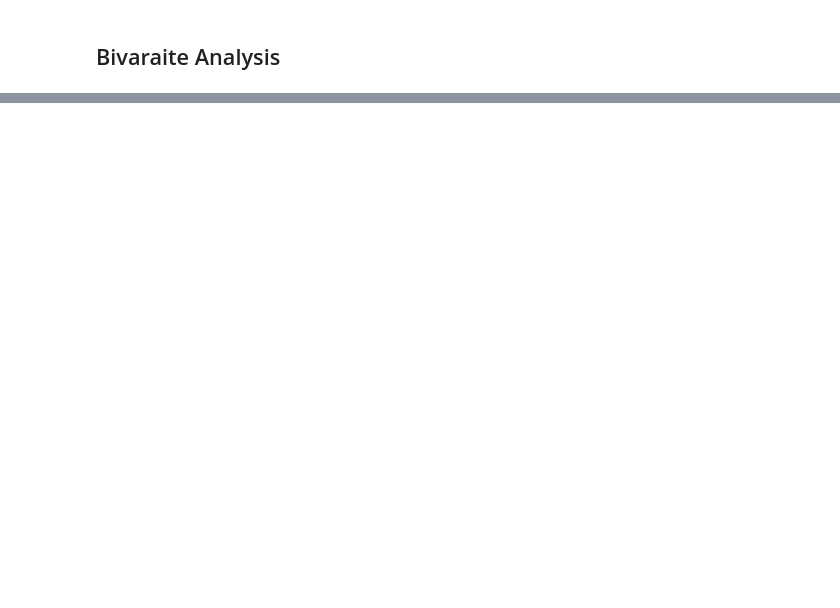
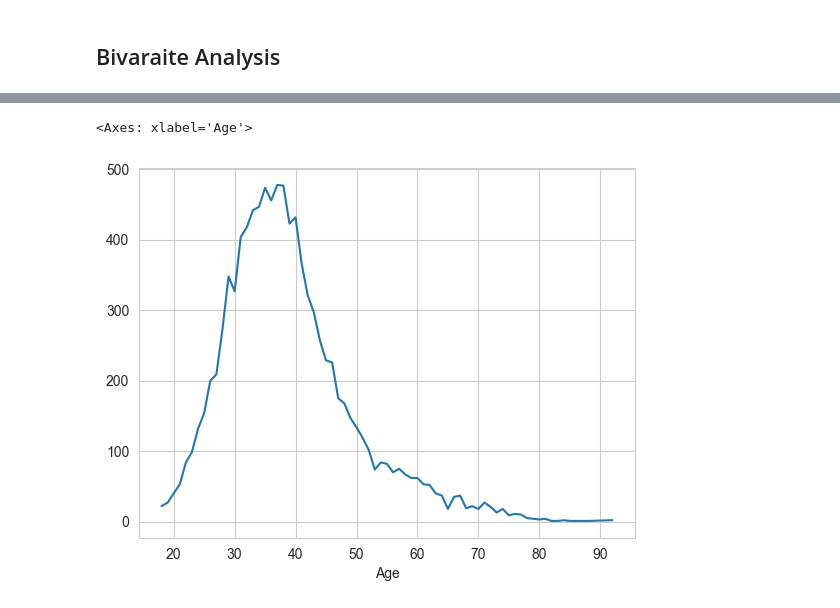
Before and after one commit to amitabh-7t/Exploratory_Data_Analysis-EDA, a Jupyter notebook: Cat & Num Analysis.ipynb, the cells around one changed output, grey strips where cells are left out. Saved outputs shown, nothing was run; the diff lists cells and outputs as text; code cells hidden in the pictures; blank space fills up the shorter version.

```diff
--- a/Cat & Num Analysis.ipynb
+++ b/Cat & Num Analysis.ipynb
@@ -44,0 +97,5 @@ NameError: name 'sns' is not defined
+# %%
+telco_base_data['Age'].value_counts().sort_index(ascending=True).plot()
+# %% [output]
+<Axes: xlabel='Age'>
+[figure, added]
```
Also changed, not shown: parts of 11 cells of this notebook.
